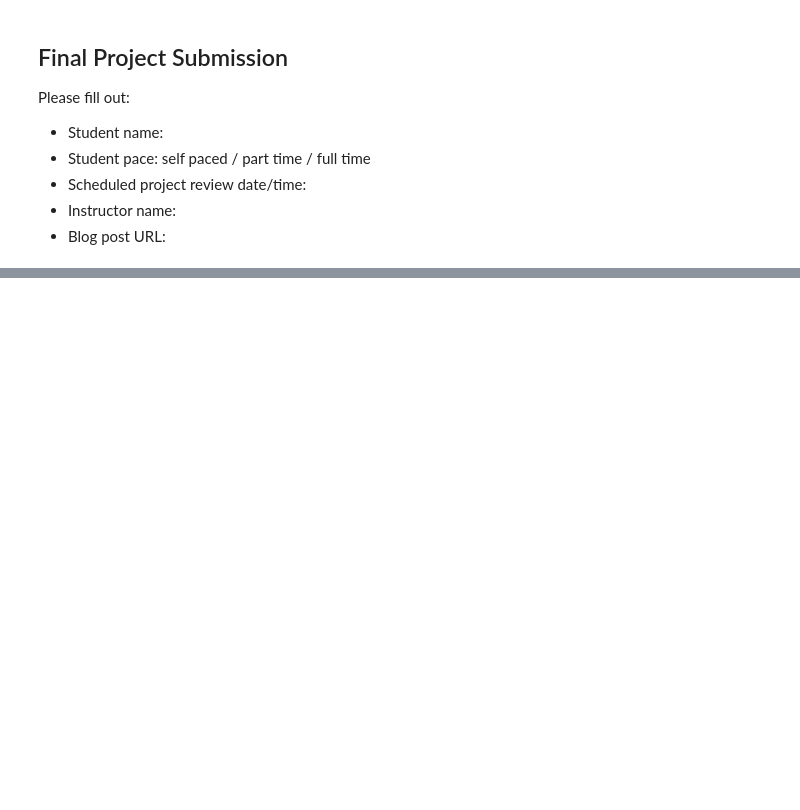
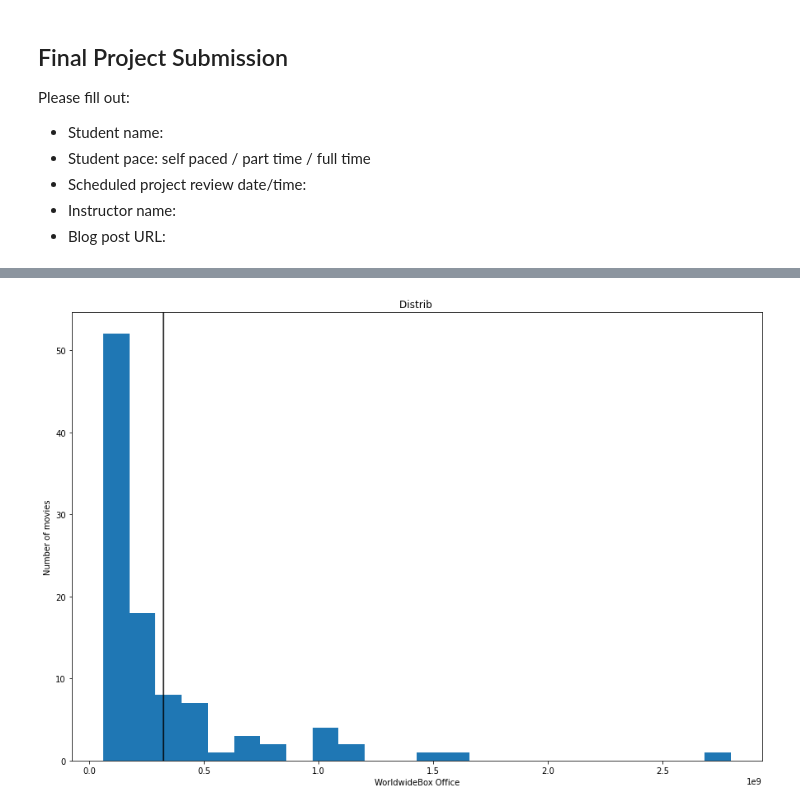
Before and after one commit to DtonesOD1/dsc-phase-1-project-v2-3, a Jupyter notebook: student.ipynb, the cells around one changed output, grey strips where cells are left out. Saved outputs shown, nothing was run; the diff lists cells and outputs as text; code cells hidden in the pictures; blank space fills up the shorter version.

Commit message:
still working on cleaning data

```diff
--- a/student.ipynb
+++ b/student.ipynb
@@ -210,0 +139,7 @@ Name: runtime_minutes, dtype: float64
+# %%
+# Removing the '$' from columns to be able to use them as an integers
+table_string_df[table_string_df.columns[6:]] = table_string_df[table_string_df.columns[6:]].replace('[\$,]', '',regex=True).astype(int)
+table_string_df[table_string_df.columns[8:]] = table_string_df[table_string_df.columns[8:]].replace('[\$,]', '',regex=True).astype(int)
+table_string_df[table_string_df.columns[9:]] = table_string_df[table_string_df.columns[9:]].replace('[\$,]', '',regex=True).astype(int)
+table_string_df[table_string_df.columns[10:]] = table_string_df[table_string_df.columns[10:]].replace('[\$,]', '',regex=True).astype(int)
+table_string_df.head()
@@ -210,0 +160,27 @@ Name: runtime_minutes, dtype: float64
+# %%
+# Starting with taking a look at world wide box office:
+
+def plot_histogram(df, column, title, xlabel, ylabel):
+    # Extract the relevant data
+    data = df['WorldwideBox Office']
+    mean = data.mean()
+    # Set up plot
+    fig, ax = plt.subplots(figsize=(15,10))
+    # Plot histogram
+    ax.hist(data, bins="auto")
+    # Plot vertical line
+    ax.axvline(mean, color="black")
+    # Customize title and axes labels
+    ax.set_title(title)
+    ax.set_xlabel(xlabel)
+    ax.set_ylabel(ylabel)
+
+plot_histogram(
+    table_string_df,
+   "WorldwideBox Office",
+    "Distrib ",
+    "WorldwideBox Office",
+    "Number of movies"
+)
+# %% [output]
+[figure, added]
```
Also changed, not shown: parts of 31 cells of this notebook.
